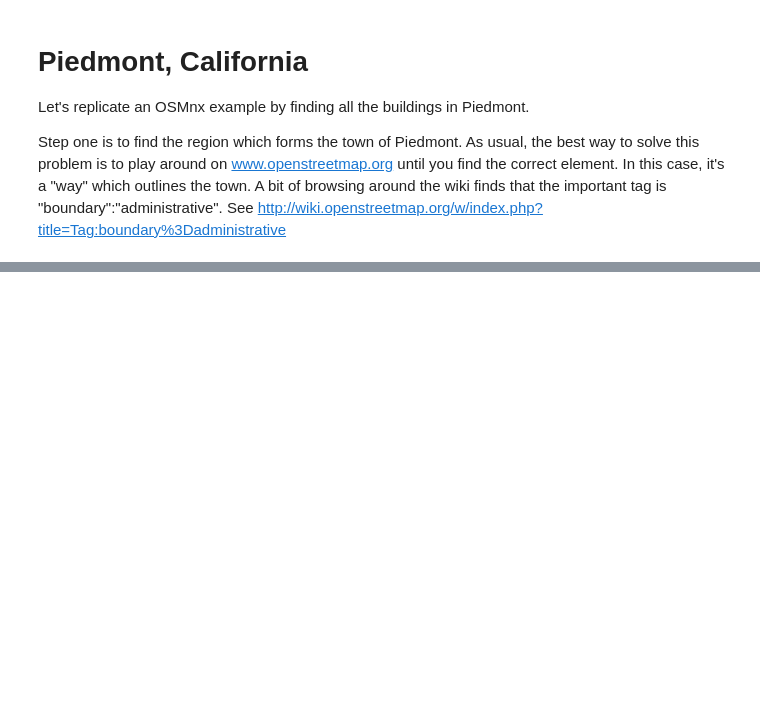
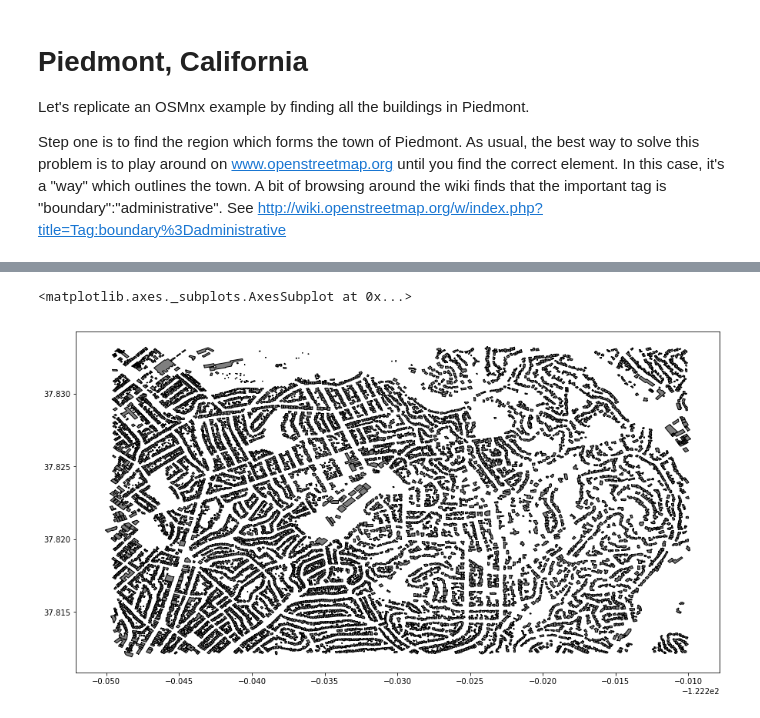
Before and after one commit to MatthewDaws/OSMDigest, a Jupyter notebook: notebooks/Find places.ipynb, the cells around one changed output, grey strips where cells are left out. Saved outputs shown, nothing was run; the diff lists cells and outputs as text; code cells hidden in the pictures; blank space fills up the shorter version.

```diff
--- a/notebooks/Find places.ipynb
+++ b/notebooks/Find places.ipynb
@@ -10,5 +10,4 @@ Let's replicate an OSMnx example by finding all the buildings in Piedmont.
 Step one is to find the region which forms the town of Piedmont.  As usual, the best way to solve this problem is to play around on www.openstreetmap.org until you find the correct element.  In this case, it's a "way" which outlines the town.  A bit of browsing around the wiki finds that the important tag is "boundary":"administrative".  See http://wiki.openstreetmap.org/w/index.php?title=Tag:boundary%3Dadministrative
 # %%
 import os
-basedir = os.path.join("/media/disk", "OSM_Data")
-filename = "california-latest.osm.xz"
+filename = os.path.join("..", "..", "..", "Data", "california-latest.db")
@@ -36,0 +62,4 @@ Relation(2999176 ->  [Member(type='way', ref=33088737, role='outer'), Member(typ
+# %%
+pied_db = sq.OSM_SQLite("piedmont.db")
+frame = geometry.dataframe_from_elements((db.complete_way(way)
+    for way in pied_db.search_way_tag_keys({"building"})), polygonise=True)
@@ -36,0 +76,5 @@ Relation(2999176 ->  [Member(type='way', ref=33088737, role='outer'), Member(typ
+# %%
+frame.plot(figsize=(15,10), color="black")
+# %% [output]
+<matplotlib.axes._subplots.AxesSubplot at 0x...>
+[figure, added]
```
Also changed, not shown: parts of 21 cells of this notebook, 8 other files.
